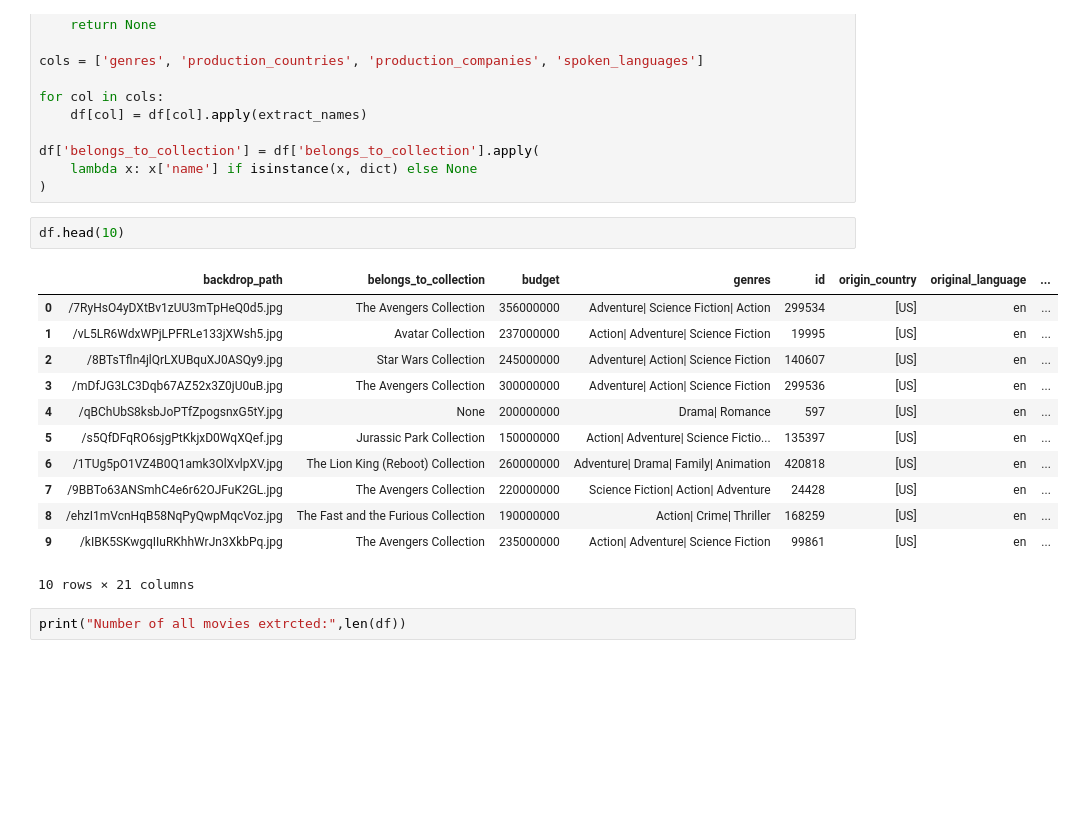
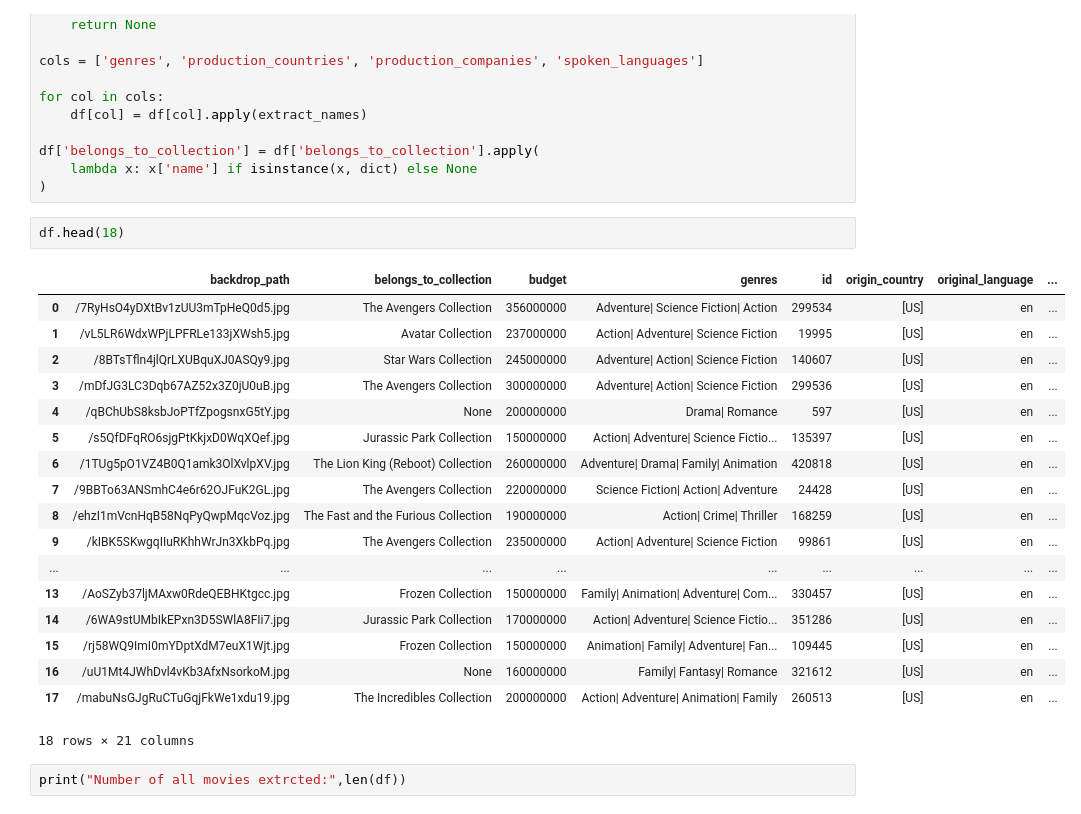
Before and after one commit to GiramataC/TMDB_Analysis, a Jupyter notebook: TMDB.ipynb, the cells around one changed output. Cells and saved outputs as stored; diff of their text form; blank space fills up the shorter version.

```diff
--- a/TMDB.ipynb
+++ b/TMDB.ipynb
@@ -101,20 +102,26 @@ df['belongs_to_collection'] = df['belongs_to_collection'].apply(
     lambda x: x['name'] if isinstance(x, dict) else None
 )
 # %%
-df.head(10)
+df.head(18)
 # %% [output]
 |  | backdrop_path | belongs_to_collection | budget | genres | id | origin_country | original_language | ... |
 | 0 | /7RyHsO4yDXtBv1zUU3mTpHeQ0d5.jpg | The Avengers Collection | 356000000 | Adventure| Science Fiction| Action | 299534 | [US] | en | ... |
 | 1 | /vL5LR6WdxWPjLPFRLe133jXWsh5.jpg | Avatar Collection | 237000000 | Action| Adventure| Science Fiction | 19995 | [US] | en | ... |
 | 2 | /8BTsTfln4jlQrLXUBquXJ0ASQy9.jpg | Star Wars Collection | 245000000 | Adventure| Action| Science Fiction | 140607 | [US] | en | ... |
 | 3 | /mDfJG3LC3Dqb67AZ52x3Z0jU0uB.jpg | The Avengers Collection | 300000000 | Adventure| Action| Science Fiction | 299536 | [US] | en | ... |
 | 4 | /qBChUbS8ksbJoPTfZpogsnxG5tY.jpg | None | 200000000 | Drama| Romance | 597 | [US] | en | ... |
 | 5 | /s5QfDFqRO6sjgPtKkjxD0WqXQef.jpg | Jurassic Park Collection | 150000000 | Action| Adventure| Science Fictio... | 135397 | [US] | en | ... |
 | 6 | /1TUg5pO1VZ4B0Q1amk3OlXvlpXV.jpg | The Lion King (Reboot) Collection | 260000000 | Adventure| Drama| Family| Animation | 420818 | [US] | en | ... |
 | 7 | /9BBTo63ANSmhC4e6r62OJFuK2GL.jpg | The Avengers Collection | 220000000 | Science Fiction| Action| Adventure | 24428 | [US] | en | ... |
 | 8 | /ehzI1mVcnHqB58NqPyQwpMqcVoz.jpg | The Fast and the Furious Collection | 190000000 | Action| Crime| Thriller | 168259 | [US] | en | ... |
 | 9 | /kIBK5SKwgqIIuRKhhWrJn3XkbPq.jpg | The Avengers Collection | 235000000 | Action| Adventure| Science Fiction | 99861 | [US] | en | ... |
+| ... | ... | ... | ... | ... | ... | ... | ... | ... |
+| 13 | /AoSZyb37ljMAxw0RdeQEBHKtgcc.jpg | Frozen Collection | 150000000 | Family| Animation| Adventure| Com... | 330457 | [US] | en | ... |
+| 14 | /6WA9stUMbIkEPxn3D5SWlA8FIi7.jpg | Jurassic Park Collection | 170000000 | Action| Adventure| Science Fictio... | 351286 | [US] | en | ... |
+| 15 | /rj58WQ9ImI0mYDptXdM7euX1Wjt.jpg | Frozen Collection | 150000000 | Animation| Family| Adventure| Fan... | 109445 | [US] | en | ... |
+| 16 | /uU1Mt4JWhDvl4vKb3AfxNsorkoM.jpg | None | 160000000 | Family| Fantasy| Romance | 321612 | [US] | en | ... |
+| 17 | /mabuNsGJgRuCTuGqjFkWe1xdu19.jpg | The Incredibles Collection | 200000000 | Action| Adventure| Animation| Family | 260513 | [US] | en | ... |
-10 rows × 21 columns
+18 rows × 21 columns
 # %%
 print("Number of all movies extrcted:",len(df))
 # %% [output]
```
Also changed, not shown: parts of 30 cells of this notebook.
